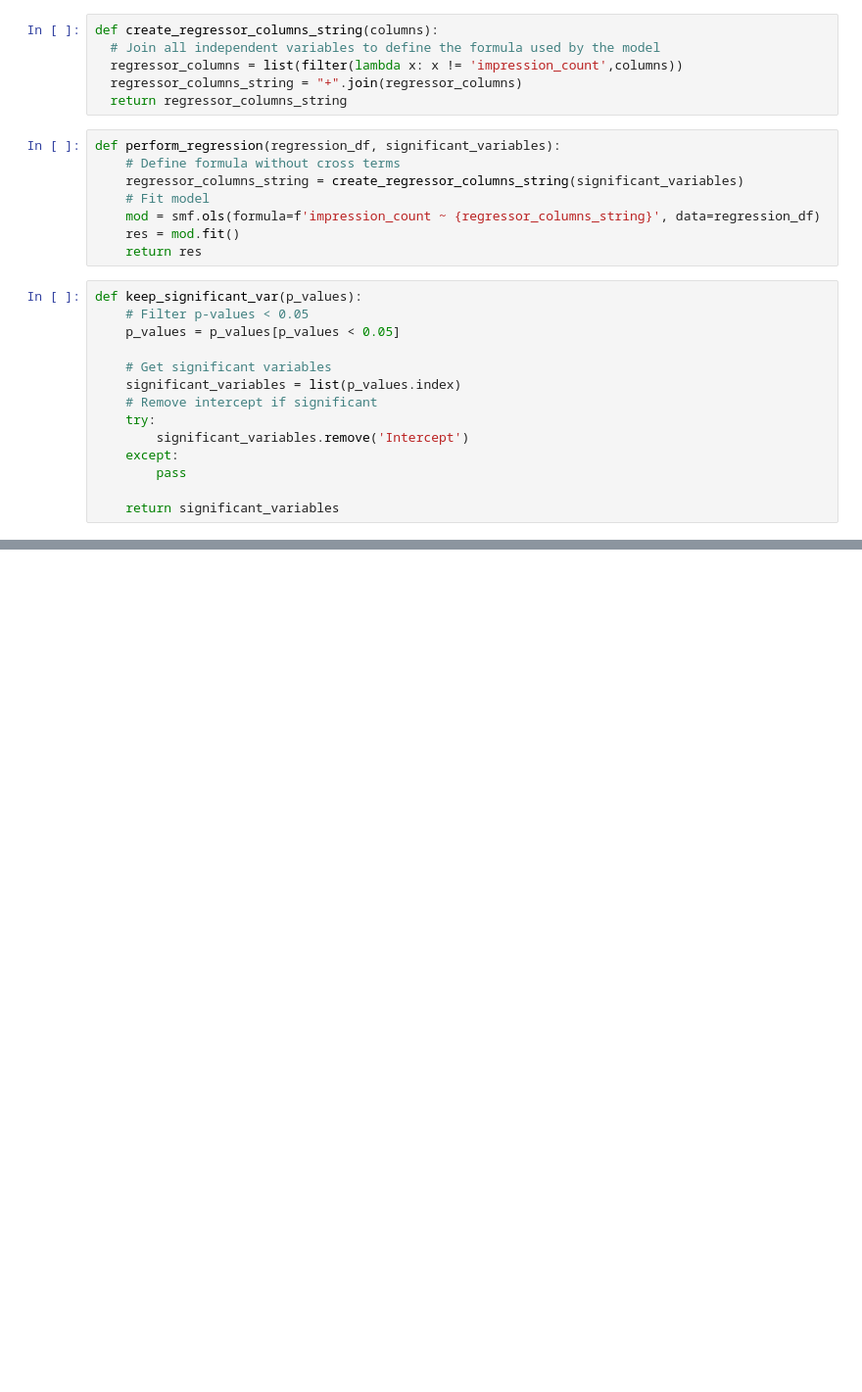
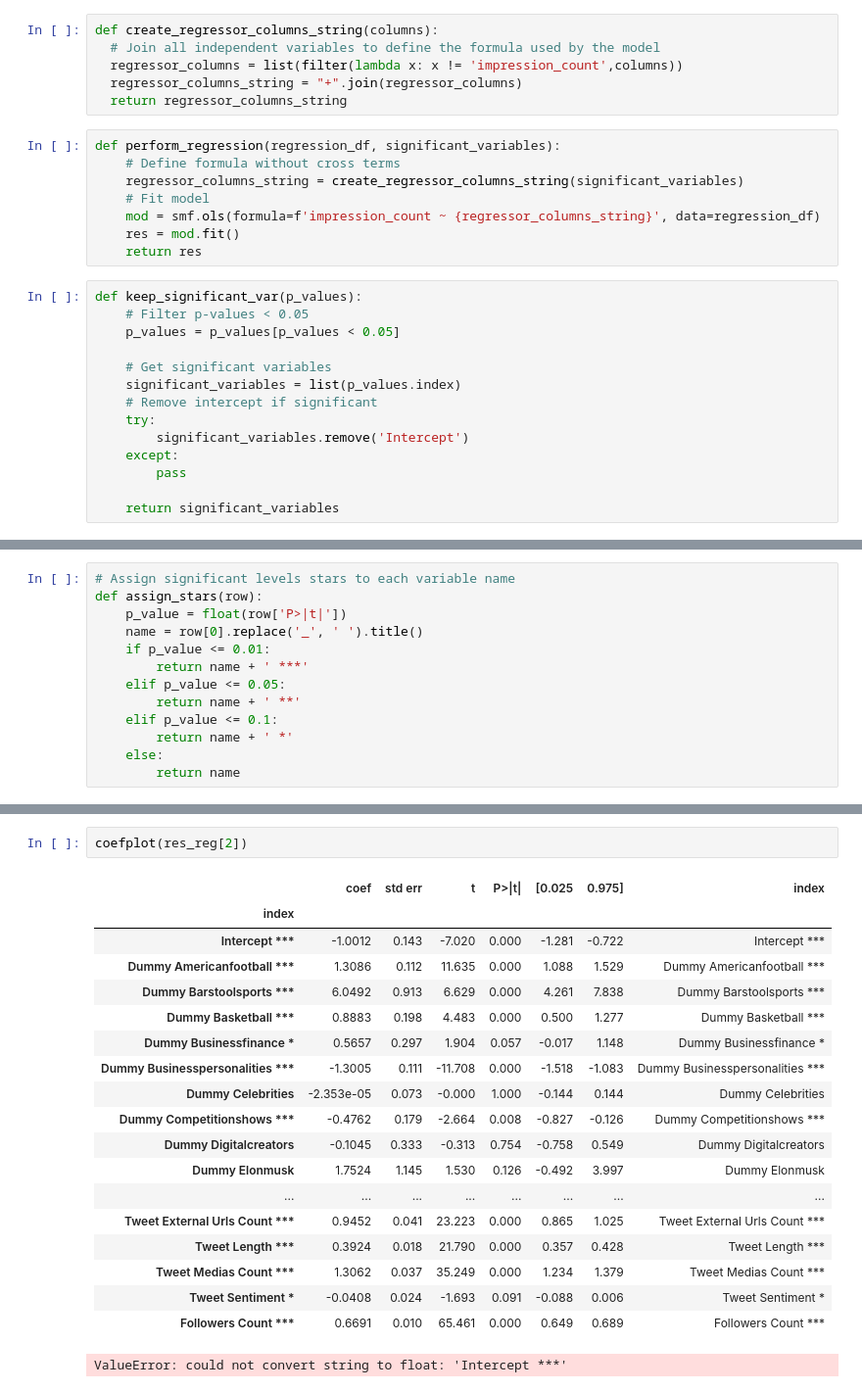
Before and after one commit to abiola123/TwitterAnalysis, a Jupyter notebook: notebooks/06_regression.ipynb, the cells around one changed output, grey strips where cells are left out. Shown at 98% size. Cells and saved outputs as stored; diff of their text form; blank space fills up the shorter version.

```diff
--- a/notebooks/06_regression.ipynb
+++ b/notebooks/06_regression.ipynb
@@ -191,0 +204,13 @@ OLS Regression Results
+# %%
+# Assign significant levels stars to each variable name
+def assign_stars(row):
+    p_value = float(row['P>|t|'])
+    name = row[0].replace('_', ' ').title()
+    if p_value <= 0.01:
+        return name + ' ***'
+    elif p_value <= 0.05:
+        return name + ' **'
+    elif p_value <= 0.1:
+        return name + ' *'
+    else:
+        return name
@@ -191,0 +274,22 @@ OLS Regression Results
+# %%
+coefplot(res_reg[2])
+# %% [output]
+|  | coef | std err | t | P>|t| | [0.025 | 0.975] | index |
+| index |  |  |  |  |  |  |  |
+| Intercept *** | -1.0012 | 0.143 | -7.020 | 0.000 | -1.281 | -0.722 | Intercept *** |
+| Dummy Americanfootball *** | 1.3086 | 0.112 | 11.635 | 0.000 | 1.088 | 1.529 | Dummy Americanfootball *** |
+| Dummy Barstoolsports *** | 6.0492 | 0.913 | 6.629 | 0.000 | 4.261 | 7.838 | Dummy Barstoolsports *** |
+| Dummy Basketball *** | 0.8883 | 0.198 | 4.483 | 0.000 | 0.500 | 1.277 | Dummy Basketball *** |
+| Dummy Businessfinance * | 0.5657 | 0.297 | 1.904 | 0.057 | -0.017 | 1.148 | Dummy Businessfinance * |
+| Dummy Businesspersonalities *** | -1.3005 | 0.111 | -11.708 | 0.000 | -1.518 | -1.083 | Dummy Businesspersonalities *** |
+| Dummy Celebrities | -2.353e-05 | 0.073 | -0.000 | 1.000 | -0.144 | 0.144 | Dummy Celebrities |
+| Dummy Competitionshows *** | -0.4762 | 0.179 | -2.664 | 0.008 | -0.827 | -0.126 | Dummy Competitionshows *** |
+| Dummy Digitalcreators | -0.1045 | 0.333 | -0.313 | 0.754 | -0.758 | 0.549 | Dummy Digitalcreators |
+| Dummy Elonmusk | 1.7524 | 1.145 | 1.530 | 0.126 | -0.492 | 3.997 | Dummy Elonmusk |
+| ... | ... | ... | ... | ... | ... | ... | ... |
+| Tweet External Urls Count *** | 0.9452 | 0.041 | 23.223 | 0.000 | 0.865 | 1.025 | Tweet External Urls Count *** |
+| Tweet Length *** | 0.3924 | 0.018 | 21.790 | 0.000 | 0.357 | 0.428 | Tweet Length *** |
+| Tweet Medias Count *** | 1.3062 | 0.037 | 35.249 | 0.000 | 1.234 | 1.379 | Tweet Medias Count *** |
+| Tweet Sentiment * | -0.0408 | 0.024 | -1.693 | 0.091 | -0.088 | 0.006 | Tweet Sentiment * |
+| Followers Count *** | 0.6691 | 0.010 | 65.461 | 0.000 | 0.649 | 0.689 | Followers Count *** |
+ValueError: could not convert string to float: 'Intercept ***'
```
Also changed, not shown: parts of 8 cells of this notebook, 14 other files.
